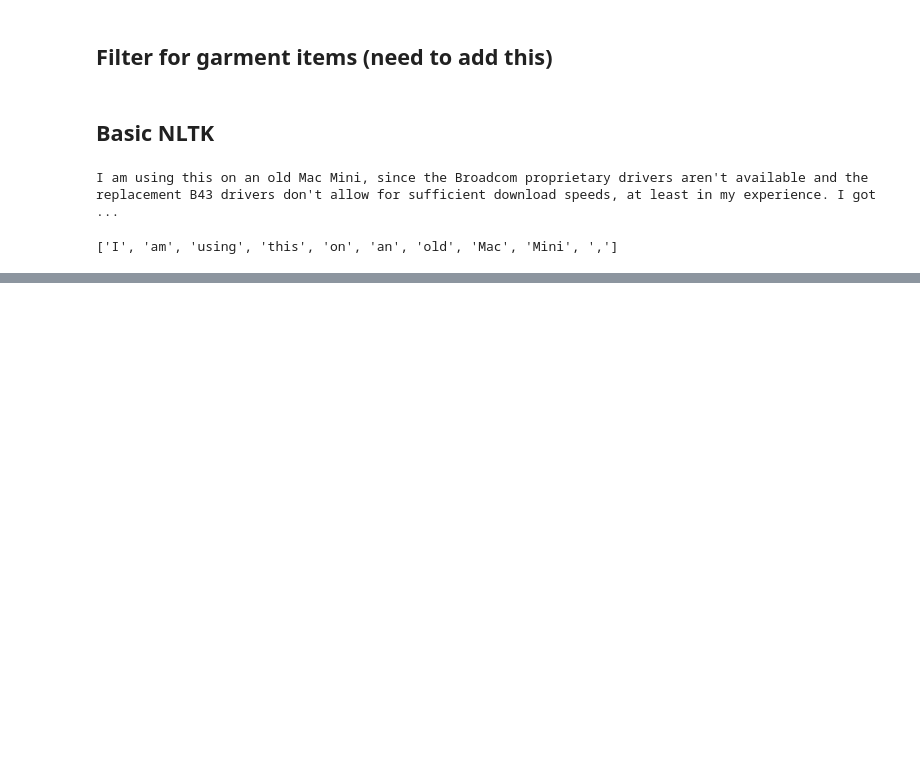
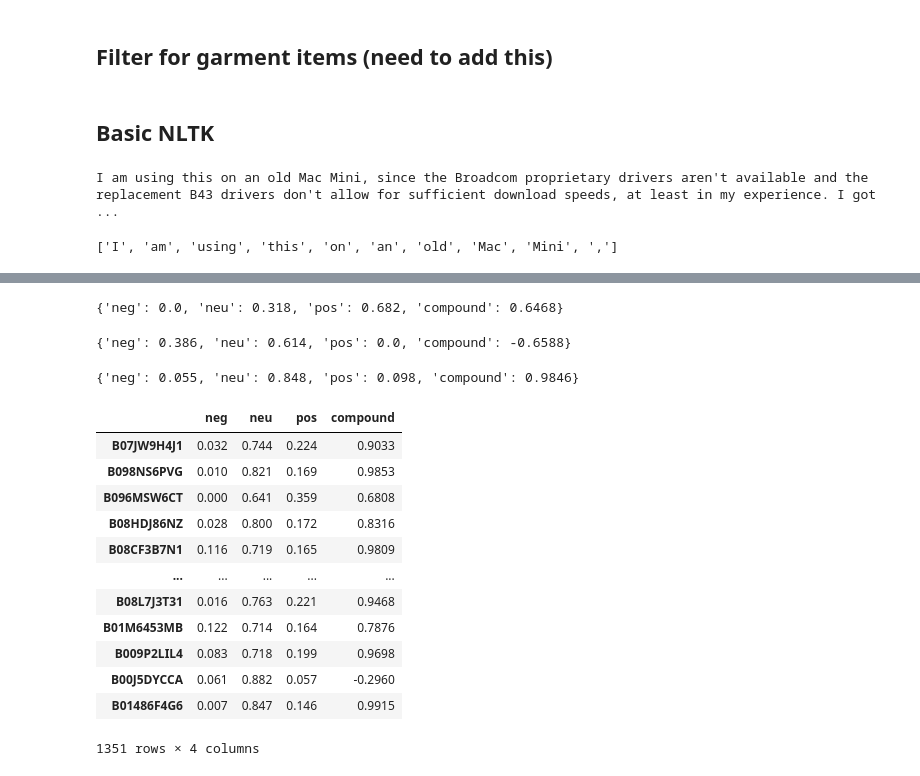
Before and after one commit to hasinduvithanage/SentimentAnalysisProject, a Jupyter notebook: garmentsentimentanalysisproject.ipynb, the cells around one changed output, grey strips where cells are left out. Saved outputs shown, nothing was run; the diff lists cells and outputs as text; code cells hidden in the pictures; blank space fills up the shorter version.

Commit message:
Kaggle Notebook | GarmentSentimentAnalysisProject | Version 6

```diff
--- a/garmentsentimentanalysisproject.ipynb
+++ b/garmentsentimentanalysisproject.ipynb
@@ -73,0 +121,40 @@ tokens[:10]
+# %%
+from nltk.sentiment import SentimentIntensityAnalyzer
+from tqdm.notebook import tqdm
+
+sia = SentimentIntensityAnalyzer()
+# %%
+sia.polarity_scores('I am so happy!')
+# %% [output]
+{'neg': 0.0, 'neu': 0.318, 'pos': 0.682, 'compound': 0.6468}
+# %%
+sia.polarity_scores('This is the worst day of my life!')
+# %% [output]
+{'neg': 0.386, 'neu': 0.614, 'pos': 0.0, 'compound': -0.6588}
+# %%
+sia.polarity_scores(example)
+# %% [output]
+{'neg': 0.055, 'neu': 0.848, 'pos': 0.098, 'compound': 0.9846}
+# %%
+#run the polarity score on the entire dataset
+res = {}
+for i, row in tqdm(df.iterrows(), total=len(df)):
+    text = row['review_content']
+    myid = row['product_id']
+    res[myid] = sia.polarity_scores(text)
+# %%
+pd.DataFrame(res).T
+# %% [output]
+|  | neg | neu | pos | compound |
+| B07JW9H4J1 | 0.032 | 0.744 | 0.224 | 0.9033 |
+| B098NS6PVG | 0.010 | 0.821 | 0.169 | 0.9853 |
+| B096MSW6CT | 0.000 | 0.641 | 0.359 | 0.6808 |
+| B08HDJ86NZ | 0.028 | 0.800 | 0.172 | 0.8316 |
+| B08CF3B7N1 | 0.116 | 0.719 | 0.165 | 0.9809 |
+| ... | ... | ... | ... | ... |
+| B08L7J3T31 | 0.016 | 0.763 | 0.221 | 0.9468 |
+| B01M6453MB | 0.122 | 0.714 | 0.164 | 0.7876 |
+| B009P2LIL4 | 0.083 | 0.718 | 0.199 | 0.9698 |
+| B00J5DYCCA | 0.061 | 0.882 | 0.057 | -0.2960 |
+| B01486F4G6 | 0.007 | 0.847 | 0.146 | 0.9915 |
+1351 rows × 4 columns
```
Also changed, not shown: parts of 4 cells of this notebook.
